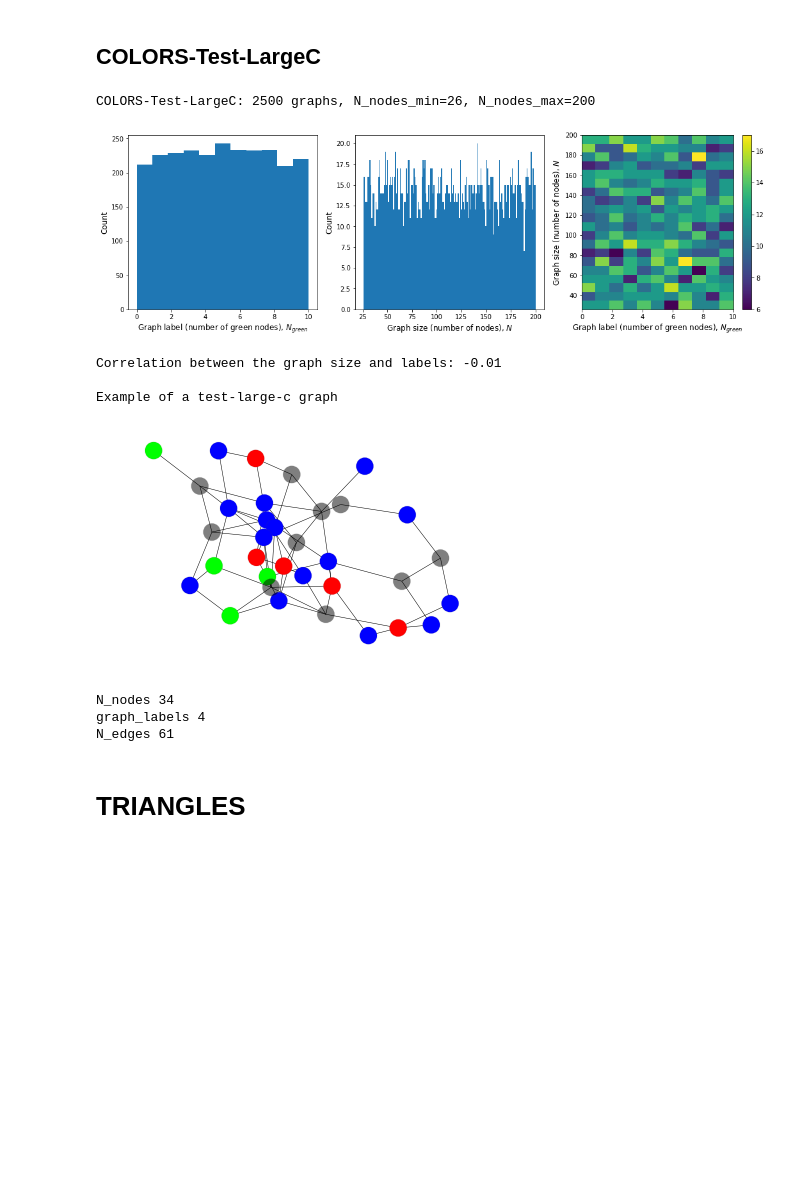
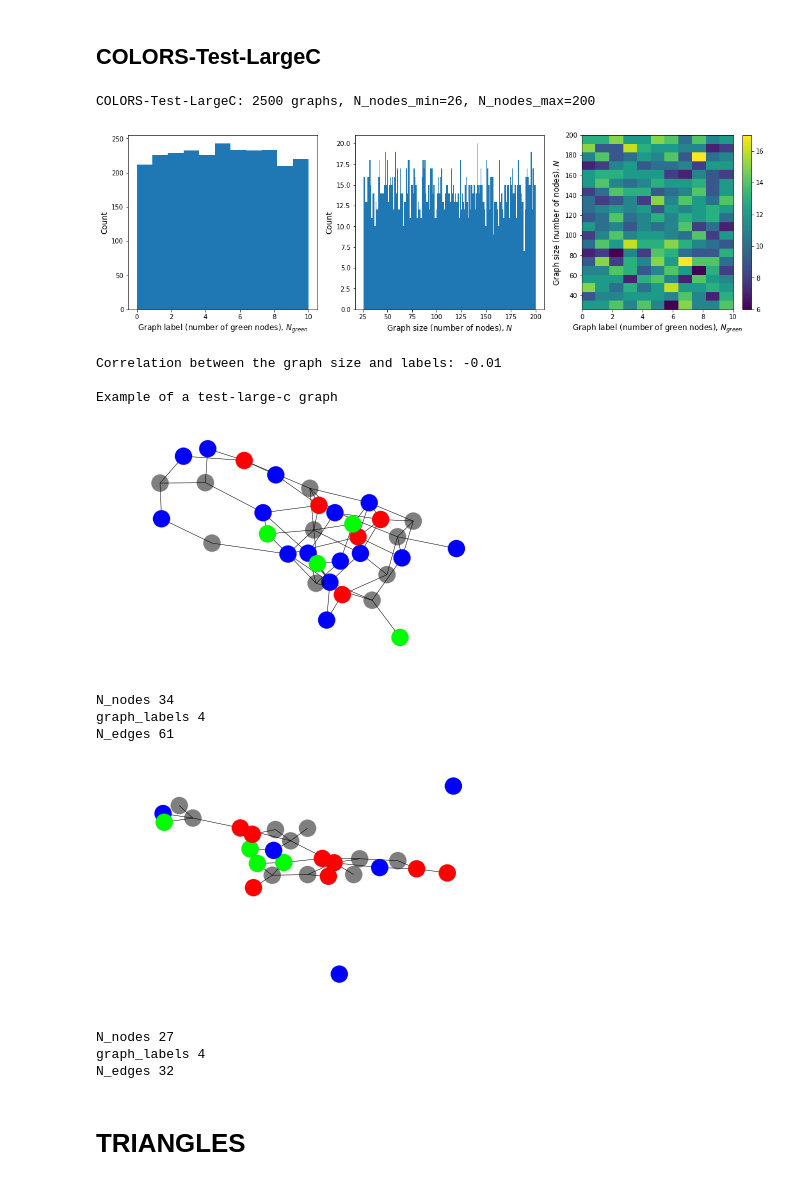
Before and after one commit to bknyaz/graph_attention_pool, a Jupyter notebook: graphs_visualize.ipynb, the cells around one changed output. Saved outputs shown, nothing was run; the diff lists cells and outputs as text; code cells hidden in the pictures; blank space fills up the shorter version.

```diff
--- a/graphs_visualize.ipynb
+++ b/graphs_visualize.ipynb
@@ -146,30 +164,14 @@ N_edges 11
 ## COLORS-Test-Large
 # %%
 test_data_large = copy_data(test_data, np.arange(2500, 5000))
-
 shapes = np.array([A.shape[0] for A in test_data_large['Adj_matrices']])
 print('COLORS-Test-Large: {} graphs, N_nodes_min={}, N_nodes_max={}'.format(len(shapes),
                                                                             shapes.min(), shapes.max()))
-
 plot_hist(test_data_large)
-
 print('\nExample of a test-large graph')
-
 idx = np.where((shapes < 35) & (test_data_large['graph_labels'] == 4))[0]
-for i, ind in enumerate(idx[1:2]):
-    G = nx.from_numpy_array(test_data_large['Adj_matrices'][ind])
-    fig = plt.figure()
-    nx.draw_networkx(G, node_color=test_data_large['node_features'][ind],
-                     with_labels=False, width=edgewidth, edgecolors=edgecolors)
-    plt.axis('off')
-    plt.show()
-    print('N_nodes %d' % test_data_large['Adj_matrices'][ind].shape[0])
-    for key in test_data_large:
-        if isinstance(test_data_large[key][ind], np.ndarray):
-            #print(key, '\n', test_data_large[key][ind].astype(np.int32))
-            pass
-        else:
-            print(key, test_data_large[key][ind])
+for i, ind in enumerate(idx[:2]):
+    draw_graph_colors(test_data_large, ind)
 # %% [output]
 COLORS-Test-Large: 2500 graphs, N_nodes_min=26, N_nodes_max=200
 [figure]
@@ -184,46 +190,32 @@ N_edges 34
 ## COLORS-Test-LargeC
 # %%
 test_data_large_c = copy_data(test_data, np.arange(5000, len(test_data['Adj_matrices'])))
-
 shapes = np.array([A.shape[0] for A in test_data_large_c['Adj_matrices']])
 print('COLORS-Test-LargeC: {} graphs, N_nodes_min={}, N_nodes_max={}'.format(len(shapes),
                                                                              shapes.min(), shapes.max()))
-
 plot_hist(test_data_large_c)
-
 print('\nExample of a test-large-c graph')
-
 idx = np.where((shapes < 35) & (test_data_large_c['graph_labels'] == 4))[0]
-for i, ind in enumerate(idx[:1]):
-    G = nx.from_numpy_array(test_data_large_c['Adj_matrices'][ind])
-    fig = plt.figure()
+for i, ind in enumerate(idx[:2]):
     node_features = test_data_large_c['node_features'][ind].astype(np.float32)
     alpha = node_features.copy()[:, 3]
     alpha[alpha == 1] = 0.5
     alpha[alpha == 0] = 1
-    pos = nx.spring_layout(G)
-    nx.draw_networkx_edges(G, pos, width=0.5)
-    nx.draw_networkx_nodes(G, pos, node_color=node_features, alpha=alpha,
-                           width=edgewidth, edgecolors=edgecolors)
-    plt.axis('off')
-    plt.show()
-    print('N_nodes %d' % test_data_large_c['Adj_matrices'][ind].shape[0])
-    for key in test_data_large_c:
-        if isinstance(test_data_large_c[key][ind], np.ndarray):
-            #print(key, '\n', test_data_large_c[key][ind].astype(np.int32))
-            pass
-        else:
-            print(key, test_data_large_c[key][ind])
+    draw_graph_colors(test_data_large_c, ind, alpha)
 # %% [output]
 COLORS-Test-LargeC: 2500 graphs, N_nodes_min=26, N_nodes_max=200
 [figure]
 Correlation between the graph size and labels: -0.01
 
 Example of a test-large-c graph
-[figure, old version]
+[figure, new version]
 N_nodes 34
 graph_labels 4
 N_edges 61
+[figure, added]
+N_nodes 27
+graph_labels 4
+N_edges 32
 # %% [markdown]
 # TRIANGLES
 # %%
```
Also changed, not shown: parts of 11 cells of this notebook.
